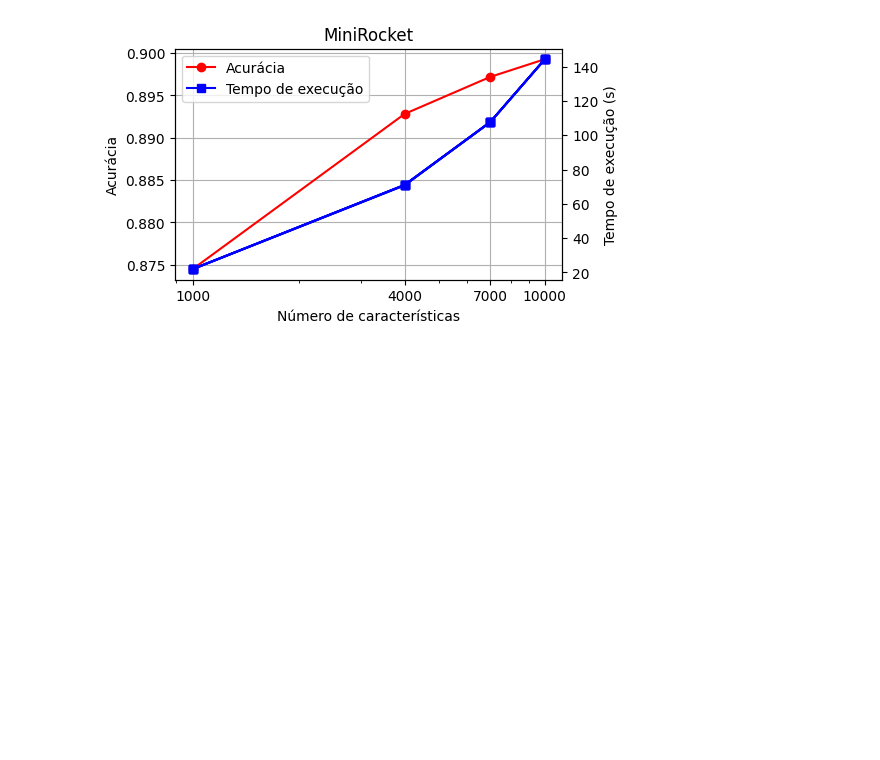
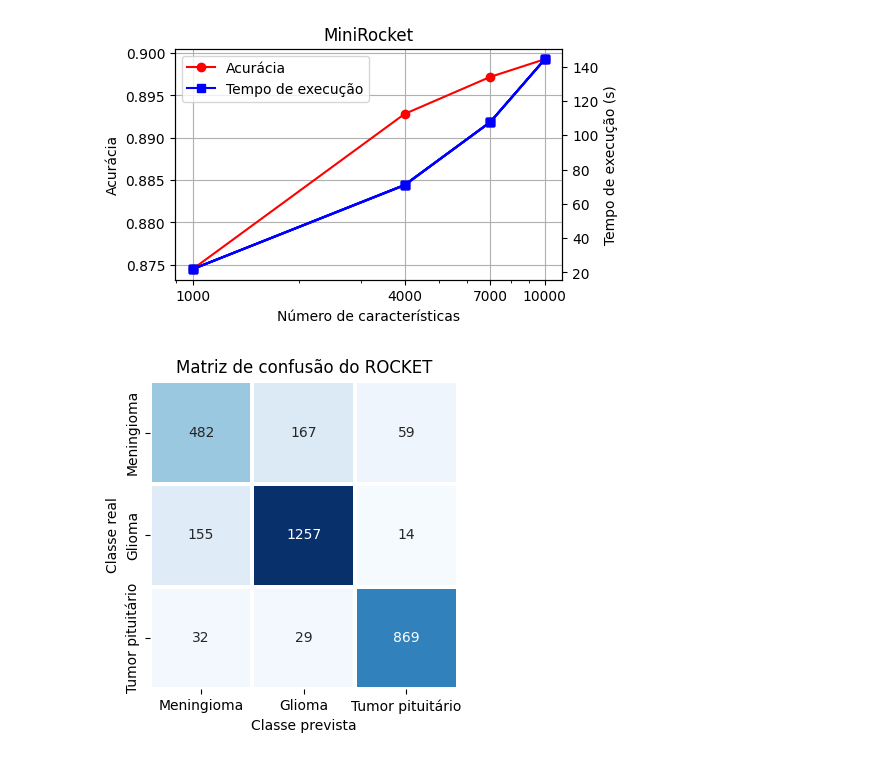
Before and after one commit to GuiArcencio/classificacao-tumor-cerebral, a Jupyter notebook: analysis.ipynb, the cells around one changed output. Drawn from its saved outputs; the diff is of its cells as text; code cells hidden in the pictures; blank space fills up the shorter version.

Commit message:
adds new data visualization

```diff
--- a/analysis.ipynb
+++ b/analysis.ipynb
@@ -91,3 +94,47 @@ ax.legend(line1 + line2, ["Acurácia", "Tempo de execução"])
 plt.savefig("minirocket_graph.pdf", bbox_inches="tight")
 # %% [output]
 [figure]
+# %%
+model = "rocket"
+run = 0
+n = 10000
+patients = True
+
+folder = f"results/{'figshare-patients' if patients else 'figshare'}/{model}"
+if model == "rocket":
+    results = pd.read_csv(f"{folder}/{n}_kernels_run_{run}.csv")
+elif model == "minirocket":
+    results = pd.read_csv(f"{folder}/{n}_features_run_{run}.csv")
+else:
+    results = pd.read_csv(f"{folder}/run_{run}.csv")
+
+matrix = np.empty((3,3), dtype=int)
+
+for i in range(3):
+    for j in range(3):
+        n = np.sum((results["true"] == i) & (results["pred"] == j))
+        matrix[i,j] = n
+
+fig, ax = plt.subplots(figsize=(4,4))
+
+sns.heatmap(
+    ax=ax,
+    data=matrix,
+    cmap="Blues",
+    annot=True,
+    fmt="d",
+    vmin=0,
+    cbar=False,
+    square=True,
+    xticklabels=["Meningioma", "Glioma", "Tumor pituitário"],
+    yticklabels=["Meningioma", "Glioma", "Tumor pituitário"],
+    linewidths=1.5
+)
+
+ax.set_title("Matriz de confusão do ROCKET")
+ax.set_xlabel("Classe prevista")
+ax.set_ylabel("Classe real")
+
+plt.savefig("confusao_rocket.pdf", bbox_inches="tight")
+# %% [output]
+[figure, added]
```
Also changed, not shown: parts of 5 cells of this notebook, 1 other file.
